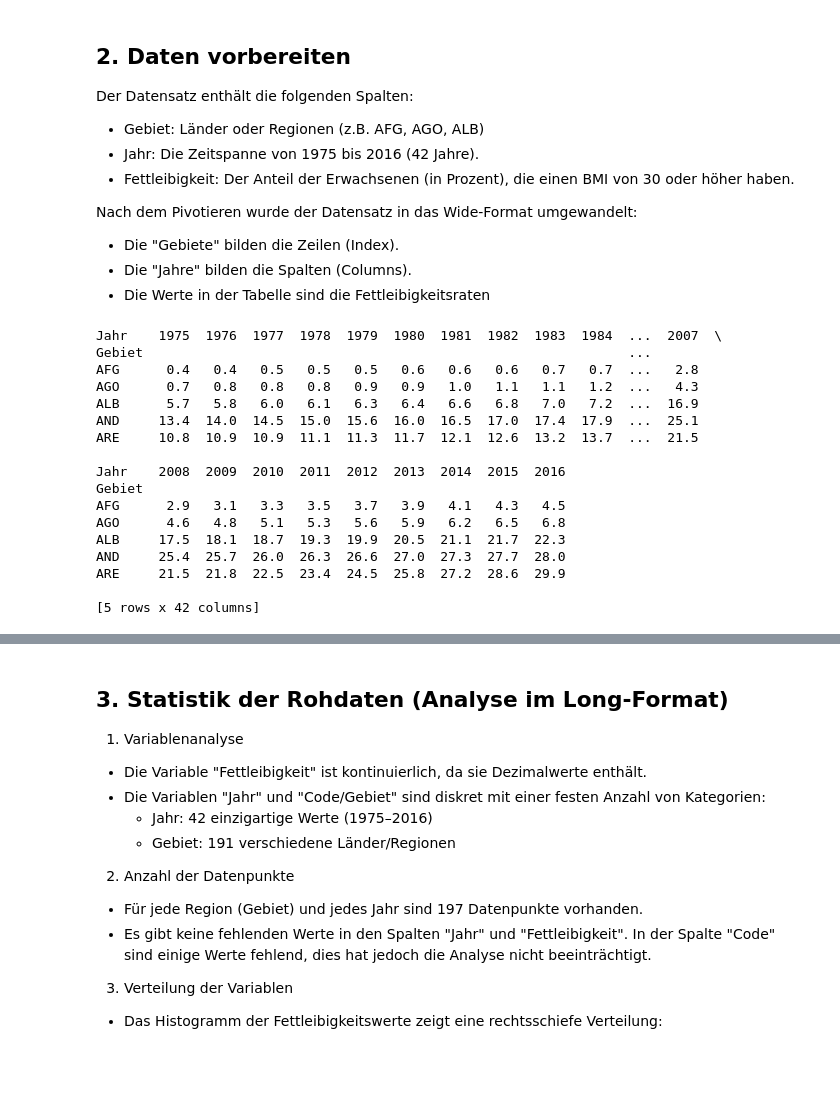
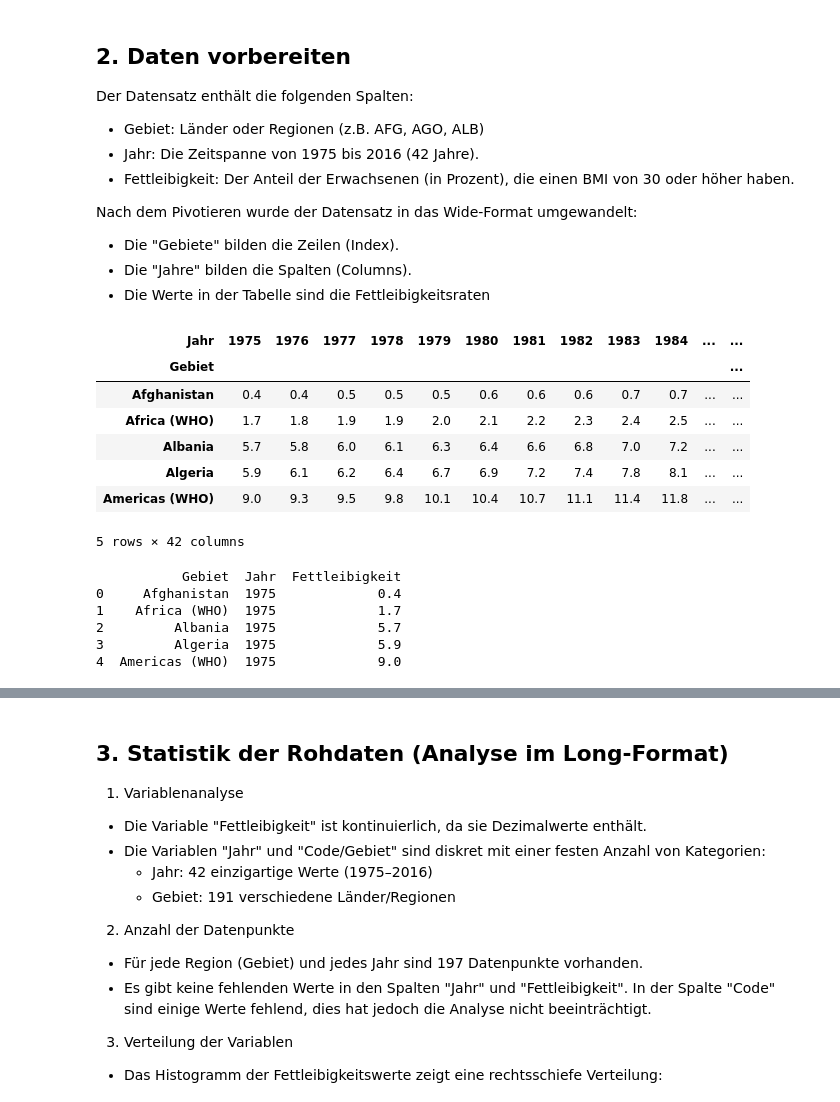
Before and after one commit to simona-cyber/LN-Python, a Jupyter notebook: Grundgerüst_Leistungsnachweis.ipynb, the cells around one changed output, grey strips where cells are left out. Saved outputs shown, nothing was run; the diff lists cells and outputs as text; code cells hidden in the pictures; blank space fills up the shorter version.

```diff
--- a/Grundgerüst_Leistungsnachweis.ipynb
+++ b/Grundgerüst_Leistungsnachweis.ipynb
@@ -65,23 +65,25 @@ Nach dem Pivotieren wurde der Datensatz in das Wide-Format umgewandelt:
 - Die "Jahre" bilden die Spalten (Columns).
 - Die Werte in der Tabelle sind die Fettleibigkeitsraten
 # %%
-df_pivot = df_aggregated.pivot(index='Gebiet', columns='Jahr', values='Fettleibigkeit')
-print(df_pivot.head())
+df_pivot = df.pivot(index='Gebiet', columns='Jahr', values='Fettleibigkeit')
+df_pivot.head()
 # %% [output]
+| Jahr | 1975 | 1976 | 1977 | 1978 | 1979 | 1980 | 1981 | 1982 | 1983 | 1984 | ... | ... |
+| Gebiet |  |  |  |  |  |  |  |  |  |  |  | ... |
+| Afghanistan | 0.4 | 0.4 | 0.5 | 0.5 | 0.5 | 0.6 | 0.6 | 0.6 | 0.7 | 0.7 | ... | ... |
+| Africa (WHO) | 1.7 | 1.8 | 1.9 | 1.9 | 2.0 | 2.1 | 2.2 | 2.3 | 2.4 | 2.5 | ... | ... |
+| Albania | 5.7 | 5.8 | 6.0 | 6.1 | 6.3 | 6.4 | 6.6 | 6.8 | 7.0 | 7.2 | ... | ... |
+| Algeria | 5.9 | 6.1 | 6.2 | 6.4 | 6.7 | 6.9 | 7.2 | 7.4 | 7.8 | 8.1 | ... | ... |
+| Americas (WHO) | 9.0 | 9.3 | 9.5 | 9.8 | 10.1 | 10.4 | 10.7 | 11.1 | 11.4 | 11.8 | ... | ... |
-Jahr    1975  1976  1977  1978  1979  1980  1981  1982  1983  1984  ...  2007  \
-Gebiet                                                              ...
-AFG      0.4   0.4   0.5   0.5   0.5   0.6   0.6   0.6   0.7   0.7  ...   2.8
-AGO      0.7   0.8   0.8   0.8   0.9   0.9   1.0   1.1   1.1   1.2  ...   4.3
-ALB      5.7   5.8   6.0   6.1   6.3   6.4   6.6   6.8   7.0   7.2  ...  16.9
-AND     13.4  14.0  14.5  15.0  15.6  16.0  16.5  17.0  17.4  17.9  ...  25.1
-ARE     10.8  10.9  10.9  11.1  11.3  11.7  12.1  12.6  13.2  13.7  ...  21.5
-
-Jahr    2008  2009  2010  2011  2012  2013  2014  2015  2016
-Gebiet
-AFG      2.9   3.1   3.3   3.5   3.7   3.9   4.1   4.3   4.5
-AGO      4.6   4.8   5.1   5.3   5.6   5.9   6.2   6.5   6.8
-ALB     17.5  18.1  18.7  19.3  19.9  20.5  21.1  21.7  22.3
-AND     25.4  25.7  26.0  26.3  26.6  27.0  27.3  27.7  28.0
-ARE     21.5  21.8  22.5  23.4  24.5  25.8  27.2  28.6  29.9
-
-[5 rows x 42 columns]
+5 rows × 42 columns
+# %%
+# Wide-Format zurück ins Long-Format
+df_long = df_pivot.reset_index().melt(id_vars='Gebiet', var_name='Jahr', value_name='Fettleibigkeit')
+print(df_long.head())
+# %% [output]
+           Gebiet  Jahr  Fettleibigkeit
+0     Afghanistan  1975             0.4
+1    Africa (WHO)  1975             1.7
+2         Albania  1975             5.7
+3         Algeria  1975             5.9
+4  Americas (WHO)  1975             9.0
```
Also changed, not shown: parts of 12 cells of this notebook.
